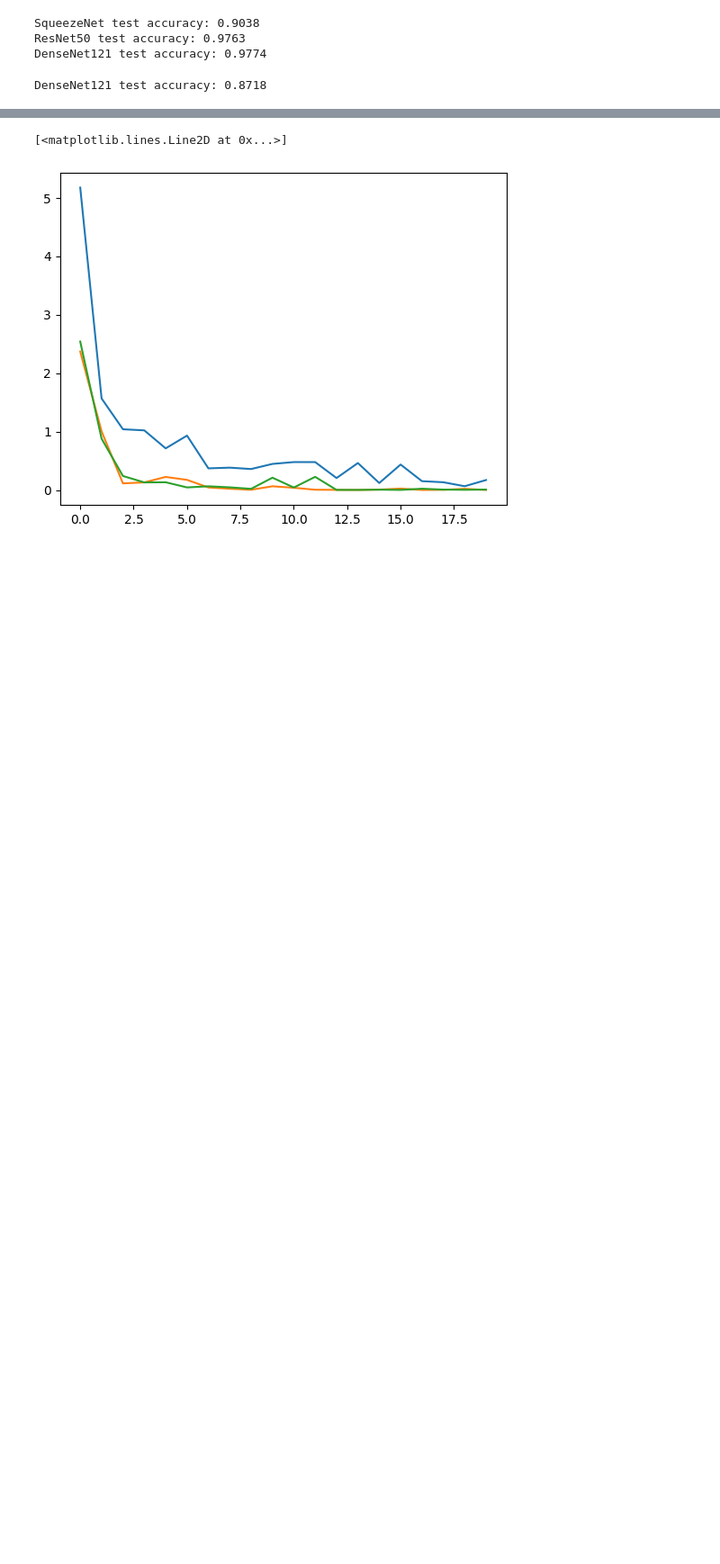
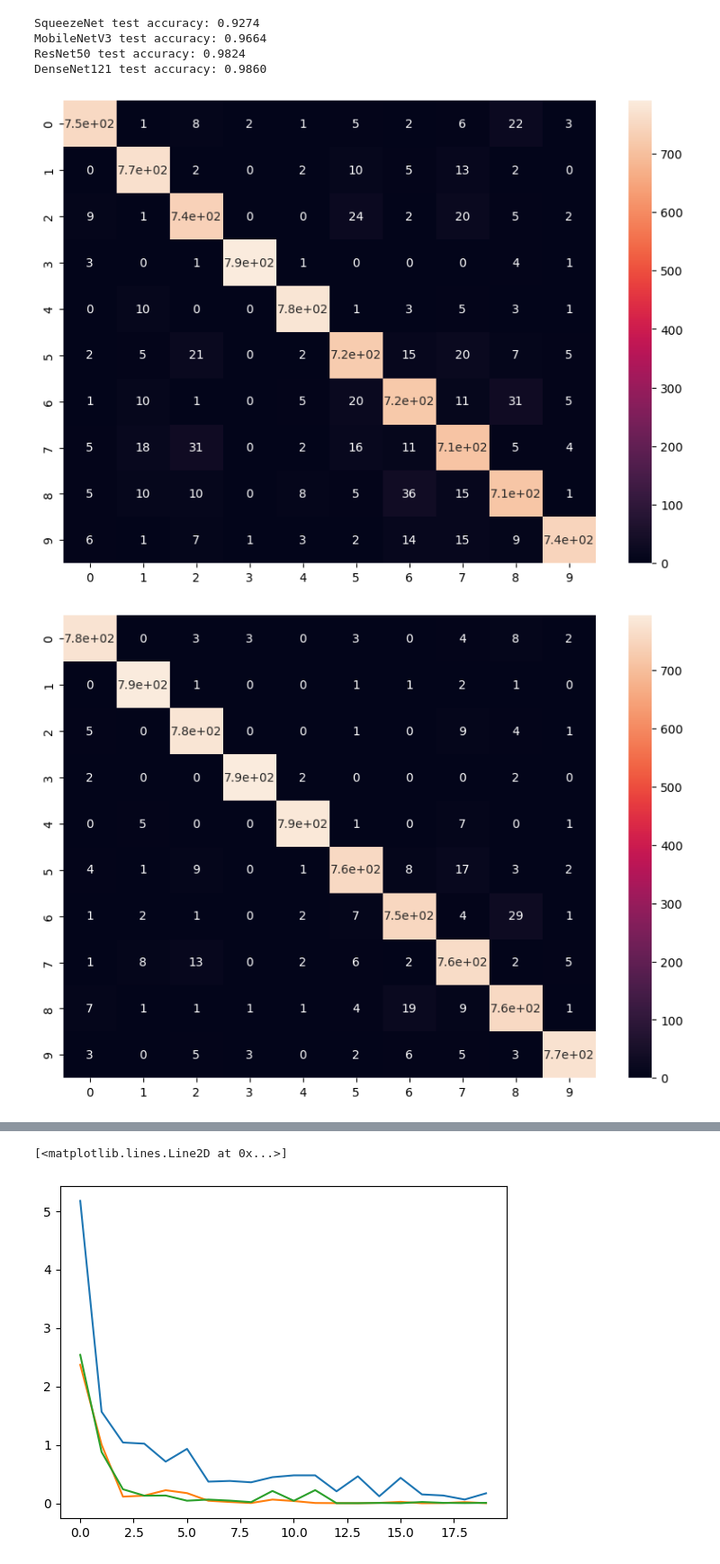
Before and after one commit to Quinn-Beck/B200C-LEGO-Classification-Project, a Jupyter notebook: baseline_performance.ipynb, the cells around one changed output, grey strips where cells are left out. Shown at 90% size. Saved outputs shown, nothing was run; the diff lists cells and outputs as text; code cells hidden in the pictures; blank space fills up the shorter version.

```diff
--- a/baseline_performance.ipynb
+++ b/baseline_performance.ipynb
@@ -150,8 +155,7 @@ res_optimizer = torch.optim.Adam(params=resnet_model.parameters(), lr = 1e-5)
 res_training_loss = []
 
 for epoch in range(num_epochs):
-    print(f"Epoch {epoch+1}/{num_epochs}")
-
+    start_time = time.time()
     for i, (b_x, b_y) in enumerate(train_dataloader):
         # load data to gpu
         b_x = b_x.to(device)
@@ -164,8 +168,9 @@ for epoch in range(num_epochs):
         loss.backward()
         res_optimizer.step()
 
-
         if i % 5000 == 0:
             res_training_loss.append(loss.item())
-            print(f"Batch: {i} / Epoch: {epoch} / Loss: {loss.item():.4f}")
+            print(f"Epoch: {epoch+1}/{num_epochs} --- Training Loss: {loss.item():.4f}")
+
+res_train_time = time.time() - start_time
 # %% [output]
@@ -204,6 +212,7 @@ dense_training_loss = []
 
 
 for epoch in range(num_epochs):
+    start_time = time.time()
     for i, (b_x, b_y) in enumerate(train_dataloader):
         # load data to gpu
         b_x = b_x.to(device)
@@ -216,9 +225,9 @@ for epoch in range(num_epochs):
         loss.backward()
         dense_optimizer.step()
 
-        # progress_bar.update(1)
-
         if i % 5000 == 0:
             dense_training_loss.append(loss.item())
-            print(f"Epoch: {epoch+1}/{num_epochs} --- Training Loss: {loss.item():.4f} --- Training Accuracy: ")
+            print(f"Epoch: {epoch+1}/{num_epochs} --- Training Loss: {loss.item():.4f}")
+
+dense_train_time = time.time() - start_time
 # %% [output]
@@ -257,16 +270,42 @@ def validate(model, data, display_pred = False):
         if i % 1000 == 0 & display_pred == True:
             print(f"Pred: {x} / True: {labels}")
     return correct / total
+# %%
+def confusion_plot(model, data):
+    y_true = []
+    y_pred = []
+    for i, (images, labels) in enumerate(data):
+
+        model.eval()
+        x = model(images)
+        value, pred = torch.max(x, 1)
+
+        y_pred += pred
+        y_true += labels
+
+    confusion_df = pd.DataFrame(confusion_matrix(y_true, y_pred),
+                                index = [j for j in range(10)],
+                                columns = [j for j in range(10)]
+                               )
+
+    plt.figure(figsize = (10,7))
+    sns.heatmap(confusion_df, annot=True)
+    plt.show()
 # %%
-print(f"SqueezeNet test accuracy: {validate(squeezenet_model, test_dataloader).item():.4f}")
-print(f"DenseNet121 test accuracy: {validate(mobilenet_model, test_dataloader).item():.4f}")
-print(f"ResNet50 test accuracy: {validate(resnet_model, test_dataloader).item():.4f}")
-print(f"DenseNet121 test accuracy: {validate(densenet_model, test_dataloader).item():.4f}")
+print(f"SqueezeNet test accuracy: {validate(squeezenet_model.to(device), test_dataloader).item():.4f}")
+print(f"MobileNetV3 test accuracy: {validate(mobilenet_model.to(device), test_dataloader).item():.4f}")
+print(f"ResNet50 test accuracy: {validate(resnet_model.to(device), test_dataloader).item():.4f}")
+print(f"DenseNet121 test accuracy: {validate(densenet_model.to(device), test_dataloader).item():.4f}")
 # %% [output]
-SqueezeNet test accuracy: 0.9038
-ResNet50 test accuracy: 0.9763
-DenseNet121 test accuracy: 0.9774
+SqueezeNet test accuracy: 0.9274
+MobileNetV3 test accuracy: 0.9664
+ResNet50 test accuracy: 0.9824
+DenseNet121 test accuracy: 0.9860
-# %%
-print(f"DenseNet121 test accuracy: {validate(mobilenet_model, test_dataloader).item():.4f}")
-# %% [output]
-DenseNet121 test accuracy: 0.8718
+# %%
+confusion_plot(squeezenet_model.to('cpu'), test_dataloader)
+confusion_plot(mobilenet_model.to('cpu'), test_dataloader)
+confusion_plot(resnet_model.to('cpu'), test_dataloader)
+confusion_plot(densenet_model.to('cpu'), test_dataloader)
+# %% [output]
+[figure, added]
+[figure, added]
```
Also changed, not shown: parts of 9 cells of this notebook, 2 other files.
